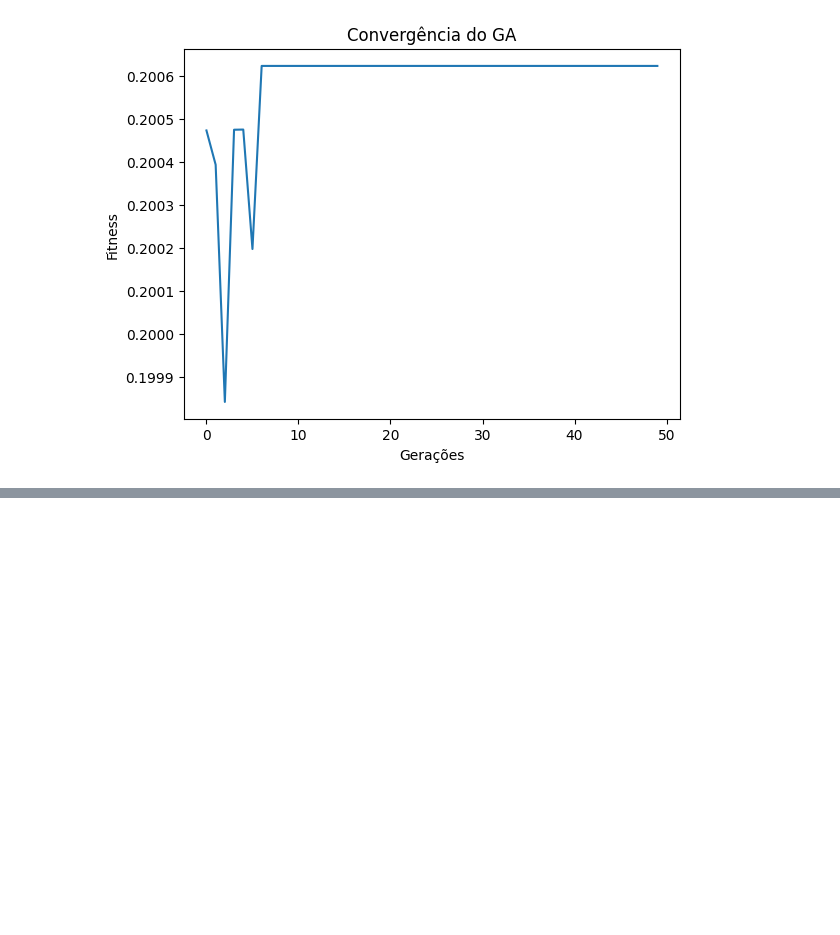
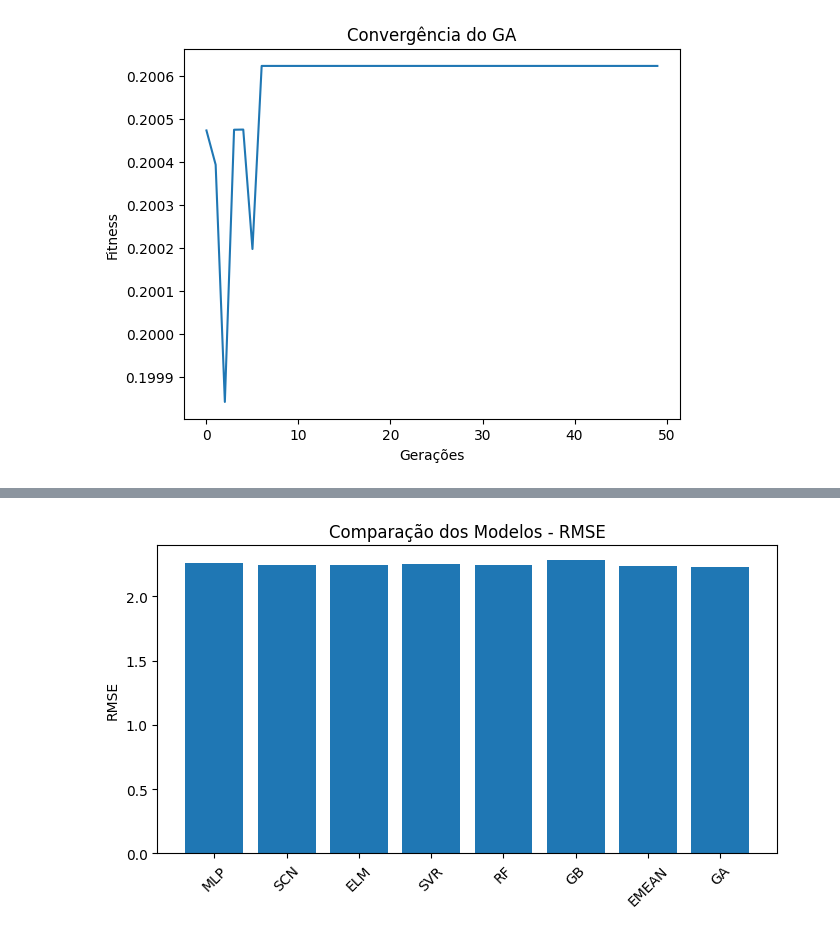
Before and after one commit to tmnds/ga_forecast, a Jupyter notebook: call_forecast.ipynb, the cells around one changed output, grey strips where cells are left out. Saved outputs shown, nothing was run; the diff lists cells and outputs as text; code cells hidden in the pictures; blank space fills up the shorter version.

```diff
--- a/call_forecast.ipynb
+++ b/call_forecast.ipynb
@@ -111,13 +113,12 @@ yhat_avg = np.mean(P, axis=1)
 # %%
-MLP = plot_dashes.get_metrics_error(prep_data['target_test'], MLP_forecast['pred_test'])
-SCN = plot_dashes.get_metrics_error(prep_data['target_test'], SCN_forecast['pred_test'])
-ELM = plot_dashes.get_metrics_error(prep_data['target_test'], ELM_forecast['pred_test'])
-SVR = plot_dashes.get_metrics_error(prep_data['target_test'], SVR_forecast['pred_test'])
-RF = plot_dashes.get_metrics_error(prep_data['target_test'], RF_forecast['pred_test'])
-GB = plot_dashes.get_metrics_error(prep_data['target_test'], GB_forecast['pred_test'])
-
-ensemble
-# ensemble_GA = plot_dashes.get_metrics_error(prep_data['target_test'], GB_forecast['pred_test'])
+MLP = plot_dashes.get_metrics_error(prep_data['target_test'], MLP_forecast)
+SCN = plot_dashes.get_metrics_error(prep_data['target_test'], SCN_forecast)
+ELM = plot_dashes.get_metrics_error(prep_data['target_test'], ELM_forecast)
+SVR = plot_dashes.get_metrics_error(prep_data['target_test'], SVR_forecast)
+RF = plot_dashes.get_metrics_error(prep_data['target_test'], RF_forecast)
+GB = plot_dashes.get_metrics_error(prep_data['target_test'], GB_forecast)
+EMEAN = plot_dashes.get_metrics_error(prep_data['target_test'], ensemble_mean)
+GA = plot_dashes.get_metrics_error(prep_data['target_test'], y_hat)
 # %%
 metrics = {
     'MLP': MLP,
@@ -125,5 +126,10 @@ metrics = {
     'ELM': ELM,
     'SVR': SVR,
     'RF': RF,
-    'GB': GB
+    'GB': GB,
+    'EMEAN': EMEAN,
+    'GA': GA
 }
+
+df_metrics = pd.DataFrame(metrics).T
+print(df_metrics)
@@ -137,7 +146 @@ metrics
-# %%
-import pandas as pd
-
-df_metrics = pd.DataFrame(results).T
-
-print(df_metrics)
 # %%
@@ -179,0 +158,13 @@ plt.grid()
+# %%
+import matplotlib.pyplot as plt
+
+plt.figure(figsize=(8,4))
+plt.bar(df_metrics.index, df_metrics['RMSE'])
+
+plt.title('Comparação dos Modelos - RMSE')
+plt.ylabel('RMSE')
+plt.xticks(rotation=45)
+
+plt.show()
+# %% [output]
+[figure, added]
```
Also changed, not shown: parts of 14 cells of this notebook, 1 other file.
